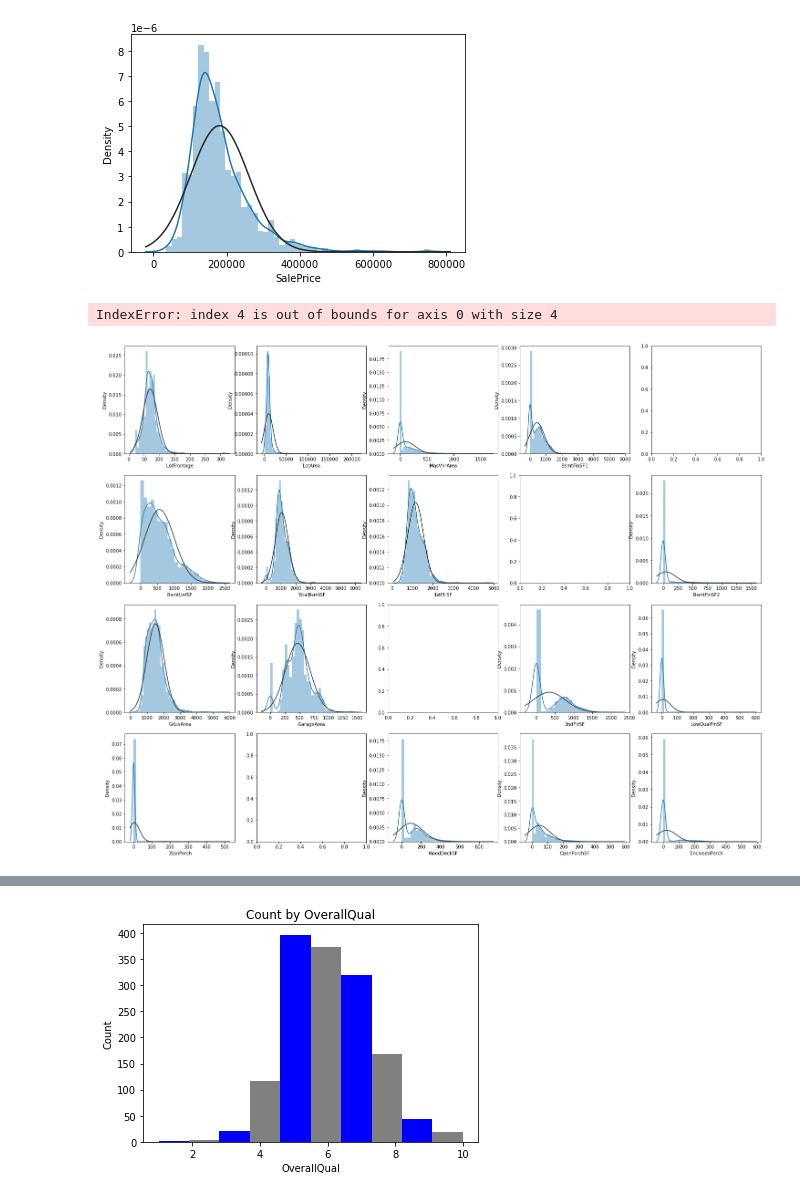
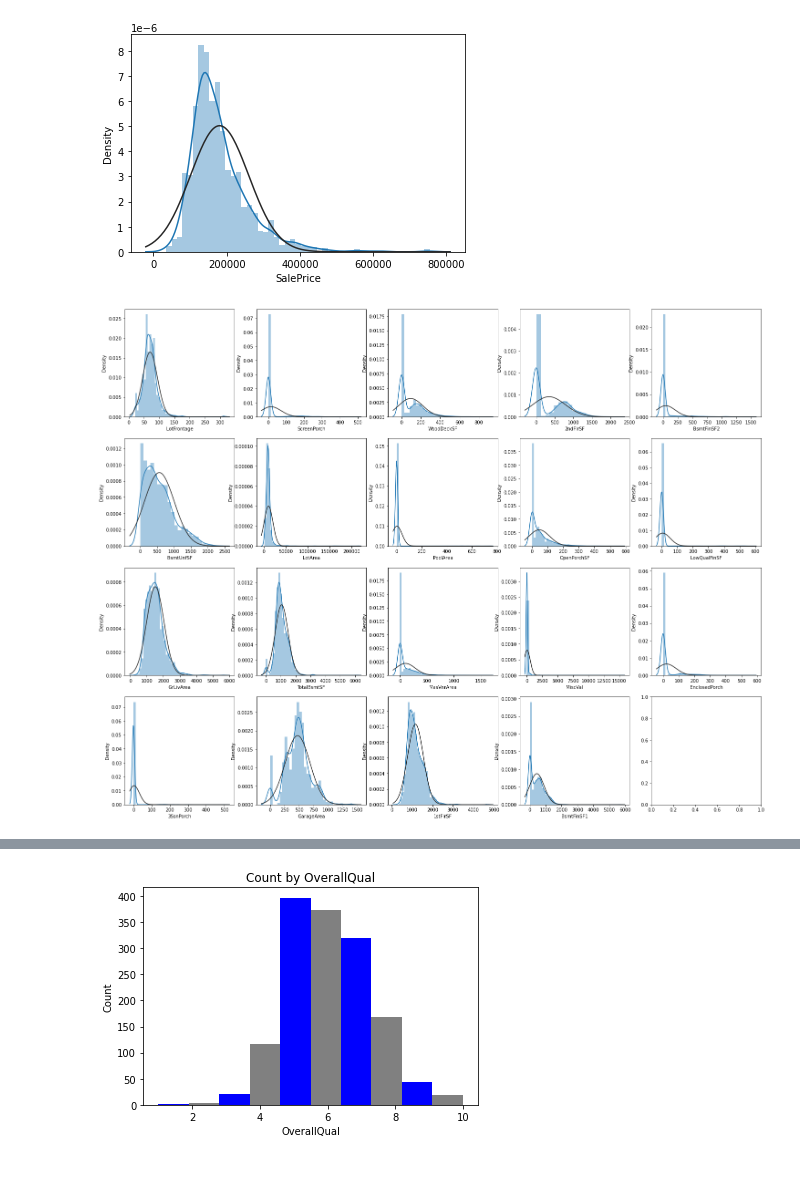
Before and after one commit to jflaher4/FA21_Exponent_Project, a Jupyter notebook: Data_Exploration/EDA_Final_Draft.ipynb, the cells around one changed output, grey strips where cells are left out. Cells and saved outputs as stored; diff of their text form; code cells hidden in the pictures; blank space fills up the shorter version.

```diff
--- a/Data_Exploration/EDA_Final_Draft.ipynb
+++ b/Data_Exploration/EDA_Final_Draft.ipynb
@@ -54,10 +54,9 @@ SalePrice's Skew: 1.8828757597682129; SalePrice's Kurtosis: 6.536281860064529
 # %%
 fig, ax = plt.subplots(4,5,figsize=(25,20))
 for i,x in enumerate(continuous_vars):
-    sns.distplot(dataset[x],fit=norm,ax=ax[i//4,i%5])
+    sns.distplot(dataset[x],fit=norm,ax=ax[i%4,i%5])
 # %% [output]
-IndexError: index 4 is out of bounds for axis 0 with size 4
-[figure, old version]
+[figure, new version]
 # %%
 corrmat = dataset.corr()
 variables = list(corrmat.nlargest(16,'SalePrice')['SalePrice'].index)
```
Also changed, not shown: parts of 9 cells of this notebook.
